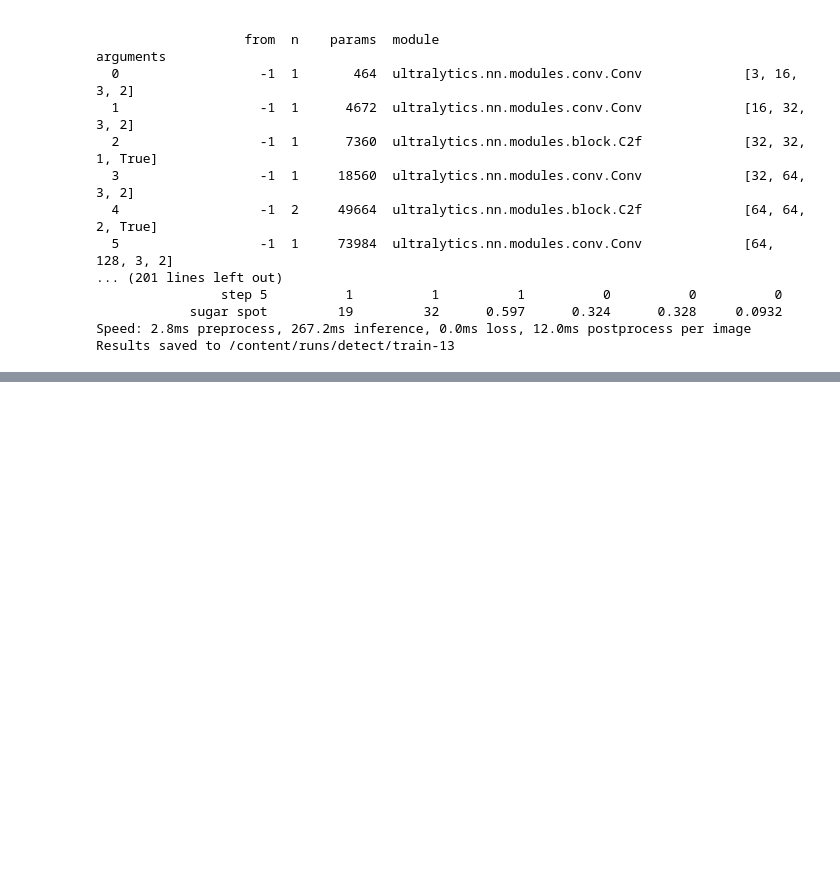
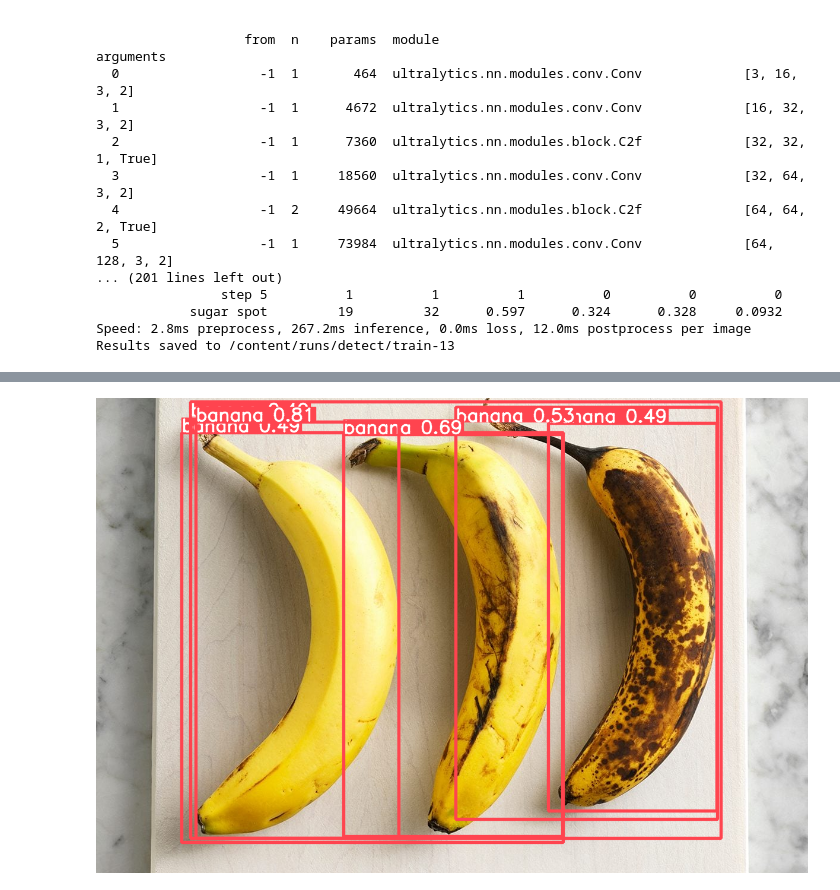
Before and after one commit to a23310320-spec/PROYECTO_23310320_23310378_6F, a Jupyter notebook: PROYECTO_23310320_23310378_6F.ipynb, the cells around one changed output, grey strips where cells are left out. Cells and saved outputs as stored; diff of their text form; code cells hidden in the pictures; blank space fills up the shorter version.

```diff
--- a/PROYECTO_23310320_23310378_6F.ipynb
+++ b/PROYECTO_23310320_23310378_6F.ipynb
@@ -122,2 +117,15 @@ HTTP request sent, awaiting response... 404 Not Found
 
 Imagen de ejemplo 'banana.jpg' descargada.
+# %%
+from PIL import Image
+
+# Realizar la detección de objetos en la imagen de ejemplo
+results = model('TOHAM22_PU5323_B11_11_10bC-HORIZ.jpg')
+
+# Mostrar los resultados (esto guardará las imágenes con las detecciones en una carpeta 'runs/detect/expX')
+for r in results:
+    im_array = r.plot()  # plot a BGR numpy array of predictions
+    im = Image.fromarray(im_array[..., ::-1])  # RGB PIL image
+    display(im) # Muestra la imagen con las detecciones
+# %% [output]
+[figure, added]
```
Also changed, not shown: parts of 2 cells of this notebook.
